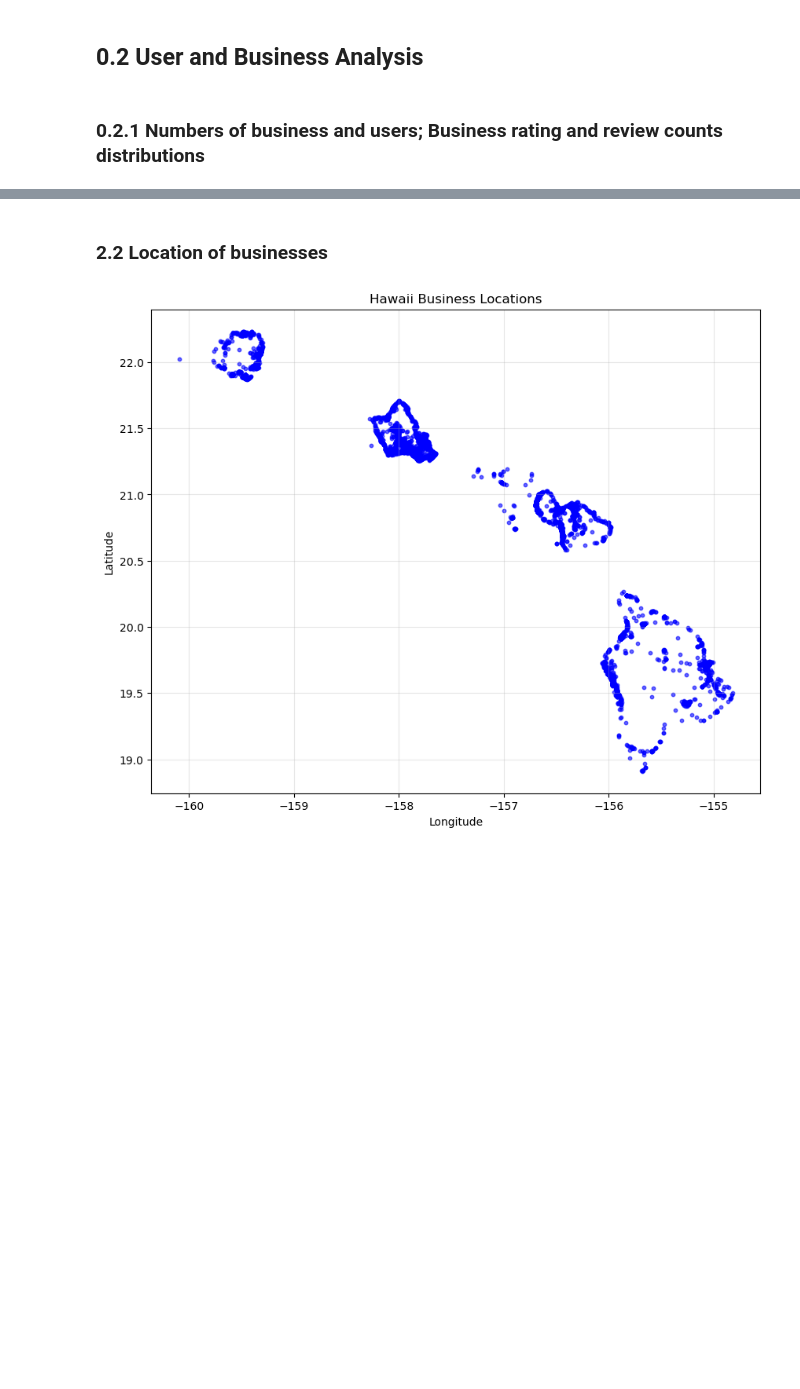
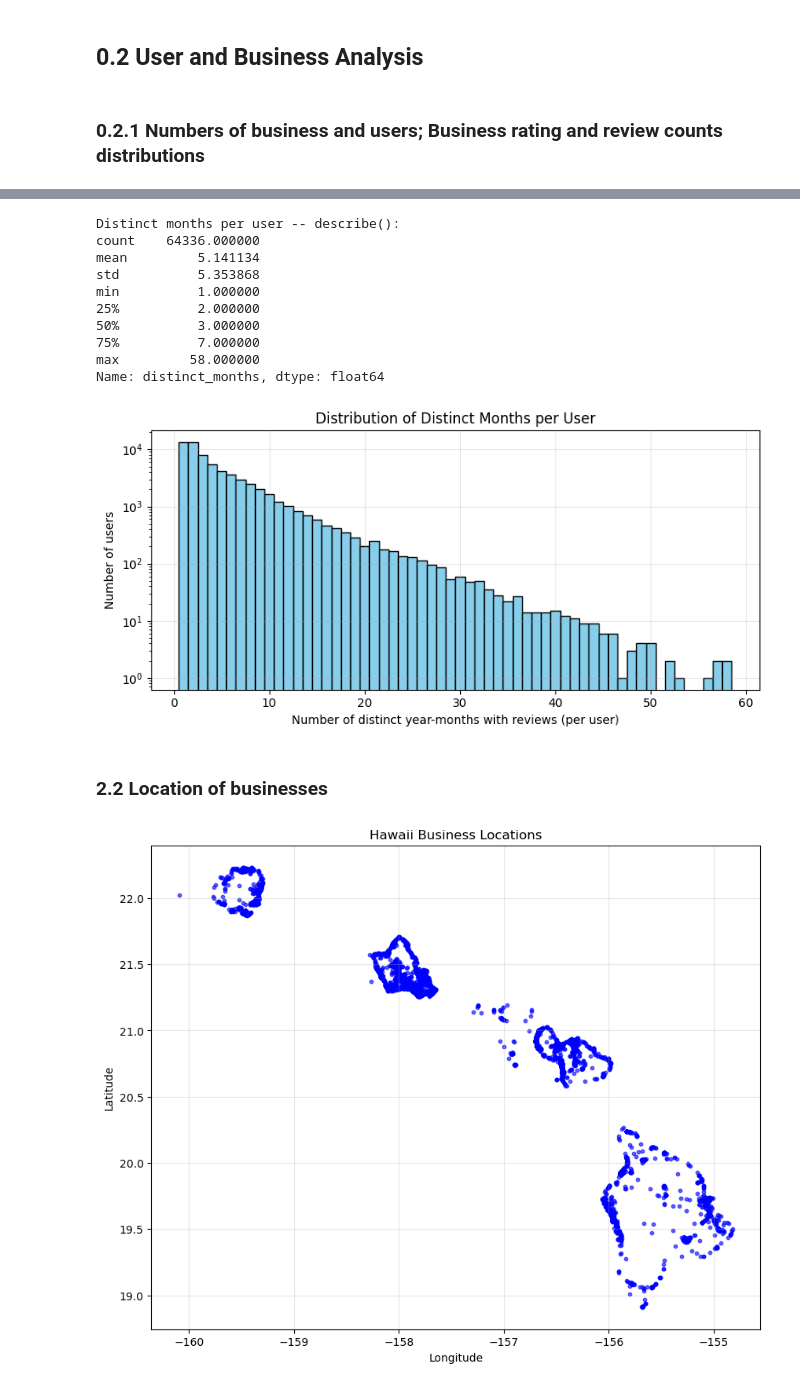
Before and after one commit to Claimentine/ECE225a, a Jupyter notebook: baseline_v2.ipynb, the cells around one changed output, grey strips where cells are left out. Cells and saved outputs as stored; diff of their text form; code cells hidden in the pictures; blank space fills up the shorter version.

```diff
--- a/baseline_v2.ipynb
+++ b/baseline_v2.ipynb
@@ -162,3 +221,39 @@ Name: avg_rating, dtype: float64
+# %%
+reviews["time_dt"] = pd.to_datetime(reviews["time"], unit="ms", errors="coerce")
+reviews = reviews.dropna(subset=["time_dt"])
+
+# --- 1) compute distinct year-month count per user (correct way) ---
+reviews["year_month"] = reviews["time_dt"].dt.to_period("M")   # Year-month period, e.g. 2019-07
+
+user_month_counts = reviews.groupby("user_id")["year_month"].nunique().rename("distinct_months")
+
+# --- basic stats ---
+print("Distinct months per user -- describe():")
+print(user_month_counts.describe())
+
+# --- 2) plot histogram of distinct months per user ---
+plt.figure(figsize=(8,4))
+plt.hist(user_month_counts, bins=range(1, user_month_counts.max()+2), align='left', color='skyblue', edgecolor='black')
+plt.yscale('log')
+plt.xlabel("Number of distinct year-months with reviews (per user)")
+plt.ylabel("Number of users")
+plt.title("Distribution of Distinct Months per User")
+# plt.xticks(range(1, min(20, int(user_month_counts.max())+1)))  # show ticks up to 20 or max
+plt.grid(alpha=0.3)
+plt.tight_layout()
+plt.show()
+# %% [output]
+Distinct months per user -- describe():
+count    64336.000000
+mean         5.141134
+std          5.353868
+min          1.000000
+25%          2.000000
+50%          3.000000
+75%          7.000000
+max         58.000000
+Name: distinct_months, dtype: float64
+[figure, added]
 # %% [markdown]
 ### 2.2 Location of businesses
 # %%
```
Also changed, not shown: parts of 5 cells of this notebook.
